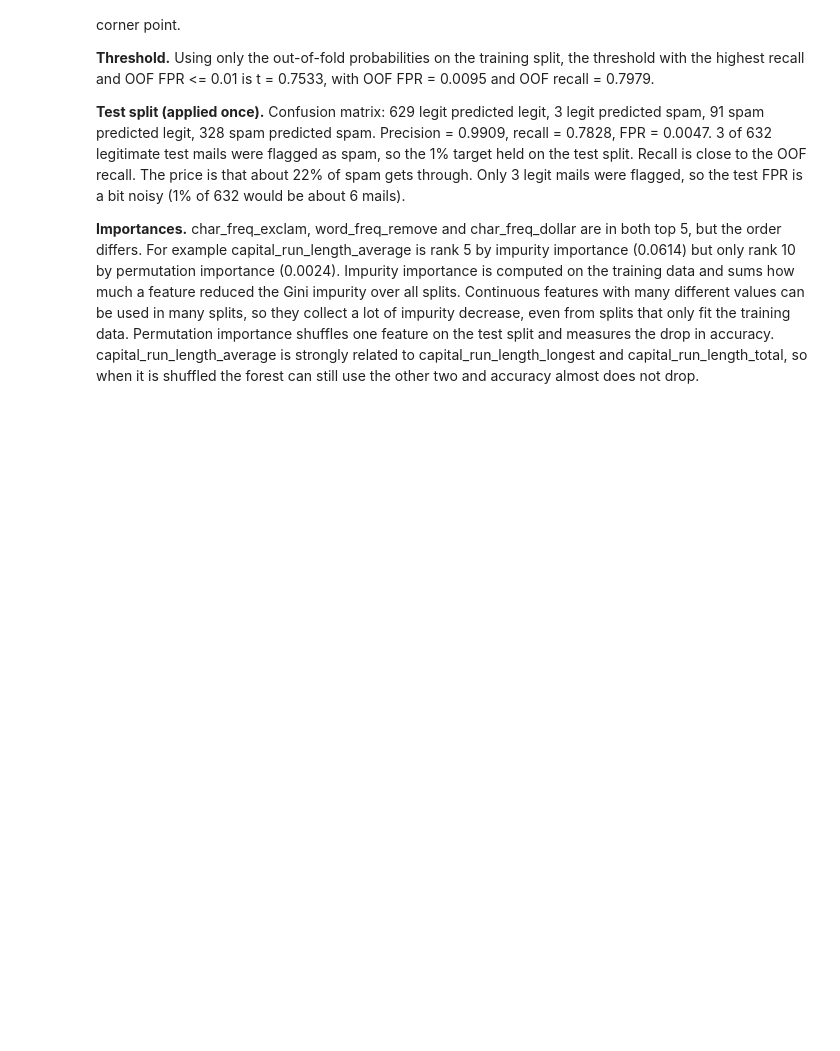
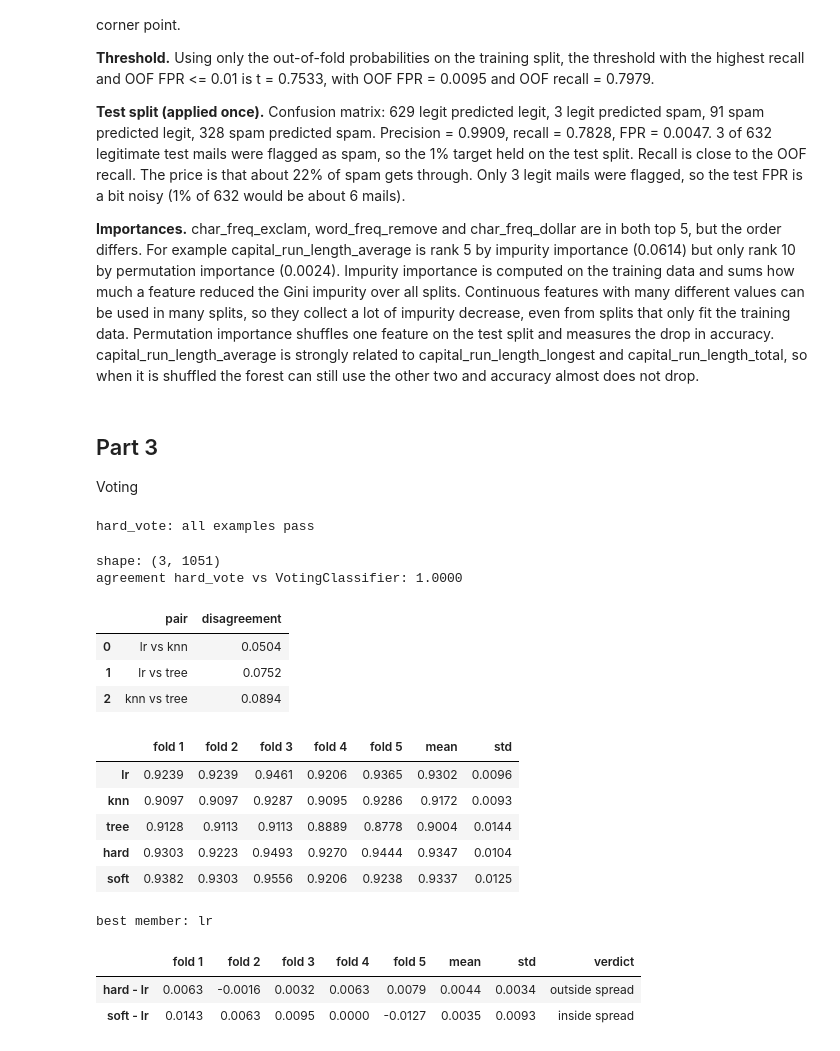
Before and after one commit to danieldiaz-smakov/smakov_ML_task_4, a Jupyter notebook: smakov_task4.ipynb, the cells around one changed output. Cells and saved outputs as stored; diff of their text form; code cells hidden in the pictures; blank space fills up the shorter version.

Commit message:
Part 3: hard_vote, voting vs best member

```diff
--- a/smakov_task4.ipynb
+++ b/smakov_task4.ipynb
@@ -281,3 +281,6 @@ Top 5 by permutation importance (test split):
 **Test split (applied once).** Confusion matrix: 629 legit predicted legit, 3 legit predicted spam, 91 spam predicted legit, 328 spam predicted spam. Precision = 0.9909, recall = 0.7828, FPR = 0.0047. 3 of 632 legitimate test mails were flagged as spam, so the 1% target held on the test split. Recall is close to the OOF recall. The price is that about 22% of spam gets through. Only 3 legit mails were flagged, so the test FPR is a bit noisy (1% of 632 would be about 6 mails).
 
 **Importances.** char_freq_exclam, word_freq_remove and char_freq_dollar are in both top 5, but the order differs. For example capital_run_length_average is rank 5 by impurity importance (0.0614) but only rank 10 by permutation importance (0.0024). Impurity importance is computed on the training data and sums how much a feature reduced the Gini impurity over all splits. Continuous features with many different values can be used in many splits, so they collect a lot of impurity decrease, even from splits that only fit the training data. Permutation importance shuffles one feature on the test split and measures the drop in accuracy. capital_run_length_average is strongly related to capital_run_length_longest and capital_run_length_total, so when it is shuffled the forest can still use the other two and accuracy almost does not drop.
+# %% [markdown]
+## Part 3
+Voting
@@ -283,0 +303,56 @@ Top 5 by permutation importance (test split):
+# %%
+assert hard_vote([[0, 1, 1], [0, 1, 0], [1, 1, 0]]).tolist() == [0, 1, 0]
+assert hard_vote([[0, 1], [1, 0]]).tolist() == [0, 0]
+assert hard_vote([[0, 1], [1, 0]], weights=[1, 2]).tolist() == [1, 0]
+assert hard_vote([[2, 0], [2, 1], [0, 1]]).tolist() == [2, 1]
+assert hard_vote([[0, 1], [1, 0]], weights=[0, 0]).tolist() == [0, 0]
+r = hard_vote([[0, 1, 1]])
+assert r.shape == (3,) and r.dtype.kind == "i"
+print("hard_vote: all examples pass")
+# %% [output]
+hard_vote: all examples pass
+# %%
+from sklearn.ensemble import VotingClassifier
+
+member_pred = {}
+for name, model in members:
+    member_pred[name] = clone(model).fit(X_train, y_train).predict(X_test)
+pred_stack = np.vstack([member_pred[name] for name, _ in members])   # shape (3, n_test)
+print("shape:", pred_stack.shape)
+
+my_vote = hard_vote(pred_stack)
+sk_vote = VotingClassifier(members, voting="hard").fit(X_train, y_train).predict(X_test)
+print(f"agreement hard_vote vs VotingClassifier: {(my_vote == sk_vote).mean():.4f}")
+# %% [output]
+shape: (3, 1051)
+agreement hard_vote vs VotingClassifier: 1.0000
+# %%
+pairs = [("lr", "knn"), ("lr", "tree"), ("knn", "tree")]
+dis = pd.DataFrame({"pair": [f"{a} vs {b}" for a, b in pairs],
+                    "disagreement": [(member_pred[a] != member_pred[b]).mean() for a, b in pairs]})
+display(dis.round(4))
+# %% [output]
+|  | pair | disagreement |
+| 0 | lr vs knn | 0.0504 |
+| 1 | lr vs tree | 0.0752 |
+| 2 | knn vs tree | 0.0894 |
+# %%
+cv_scores("knn", knn)
+cv_scores("hard", VotingClassifier(members, voting="hard"))
+cv_scores("soft", VotingClassifier(members, voting="soft"))
+
+display(cv_table(["lr", "knn", "tree", "hard", "soft"]))
+best_member = max(["lr", "knn", "tree"], key=lambda nm: all_scores[nm].mean())
+print("best member:", best_member)
+display(paired_table([("hard", best_member), ("soft", best_member)]))
+# %% [output]
+|  | fold 1 | fold 2 | fold 3 | fold 4 | fold 5 | mean | std |
+| lr | 0.9239 | 0.9239 | 0.9461 | 0.9206 | 0.9365 | 0.9302 | 0.0096 |
+| knn | 0.9097 | 0.9097 | 0.9287 | 0.9095 | 0.9286 | 0.9172 | 0.0093 |
+| tree | 0.9128 | 0.9113 | 0.9113 | 0.8889 | 0.8778 | 0.9004 | 0.0144 |
+| hard | 0.9303 | 0.9223 | 0.9493 | 0.9270 | 0.9444 | 0.9347 | 0.0104 |
+| soft | 0.9382 | 0.9303 | 0.9556 | 0.9206 | 0.9238 | 0.9337 | 0.0125 |
+best member: lr
+|  | fold 1 | fold 2 | fold 3 | fold 4 | fold 5 | mean | std | verdict |
+| hard - lr | 0.0063 | -0.0016 | 0.0032 | 0.0063 | 0.0079 | 0.0044 | 0.0034 | outside spread |
+| soft - lr | 0.0143 | 0.0063 | 0.0095 | 0.0000 | -0.0127 | 0.0035 | 0.0093 | inside spread |
```
Also changed, not shown: parts of 2 cells of this notebook.
